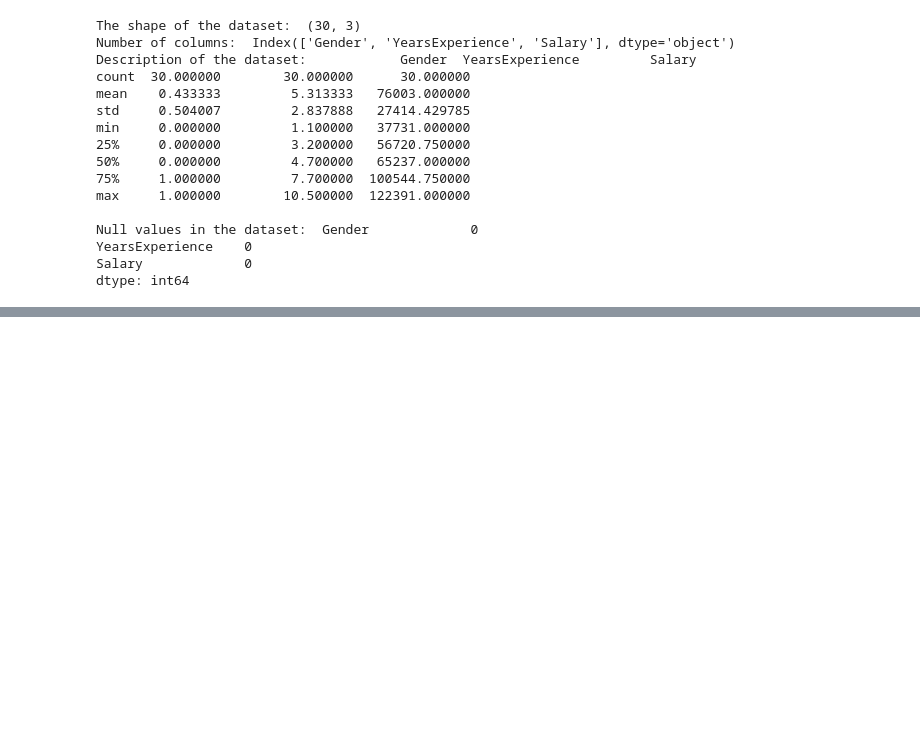
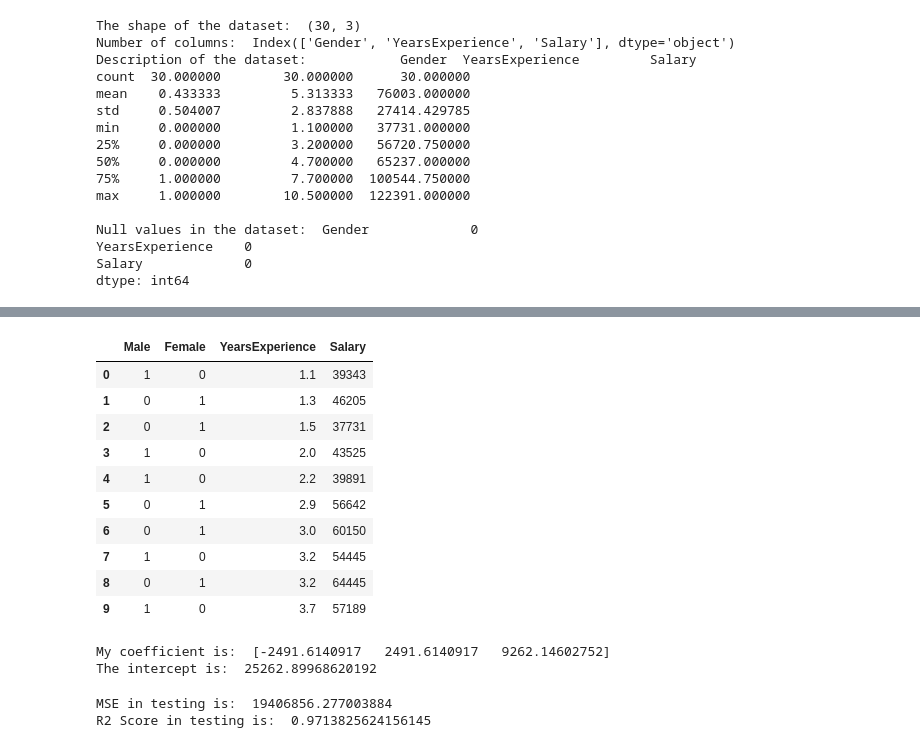
Before and after one commit to songa1/learning-python-repo, a Jupyter notebook: MachineLearning.ipynb, the cells around one changed output, grey strips where cells are left out. Cells and saved outputs as stored; diff of their text form; code cells hidden in the pictures; blank space fills up the shorter version.

```diff
--- a/MachineLearning.ipynb
+++ b/MachineLearning.ipynb
@@ -124,0 +131,33 @@ plot.plot(x, y, color = 'black')
+# %%
+male = []
+female = []
+
+for i in range(len(salary_data['Gender'])):
+    if salary_data['Gender'][i] == 1:
+        male.append(1)
+        female.append(0)
+    if salary_data['Gender'][i] == 0:
+        male.append(0)
+        female.append(1)
+# %%
+male = pd.DataFrame(male)
+female = pd.DataFrame(female)
+
+modified_data = pd.concat([salary_data, male, female], axis = 1)
+modified_data.columns = ['Gender', 'YearsExperience', 'Salary', 'Male', 'Female']
+
+DataFrameModel = modified_data[['Male', 'Female', 'YearsExperience', 'Salary']]
+
+DataFrameModel.head(10)
+# %% [output]
+|  | Male | Female | YearsExperience | Salary |
+| 0 | 1 | 0 | 1.1 | 39343 |
+| 1 | 0 | 1 | 1.3 | 46205 |
+| 2 | 0 | 1 | 1.5 | 37731 |
+| 3 | 1 | 0 | 2.0 | 43525 |
+| 4 | 1 | 0 | 2.2 | 39891 |
+| 5 | 0 | 1 | 2.9 | 56642 |
+| 6 | 0 | 1 | 3.0 | 60150 |
+| 7 | 1 | 0 | 3.2 | 54445 |
+| 8 | 0 | 1 | 3.2 | 64445 |
+| 9 | 1 | 0 | 3.7 | 57189 |
@@ -124,0 +173,18 @@ plot.plot(x, y, color = 'black')
+# %%
+linearModelTwo = LinearRegression();
+
+NewModel = linearModelTwo.fit(x_train, y_train)
+
+print("My coefficient is: ", NewModel.coef_)
+print("The intercept is: ", NewModel.intercept_)
+# %% [output]
+My coefficient is:  [-2491.6140917   2491.6140917   9262.14602752]
+The intercept is:  25262.89968620192
+# %%
+TestPrediction = NewModel.predict(x_train)
+
+print("MSE in testing is: ", mean_squared_error(TestPrediction, y_train))
+print("R2 Score in testing is: ", r2_score(TestPrediction, y_train))
+# %% [output]
+MSE in testing is:  19406856.277003884
+R2 Score in testing is:  0.9713825624156145
```
Also changed, not shown: parts of 23 cells of this notebook, 1 other file.
